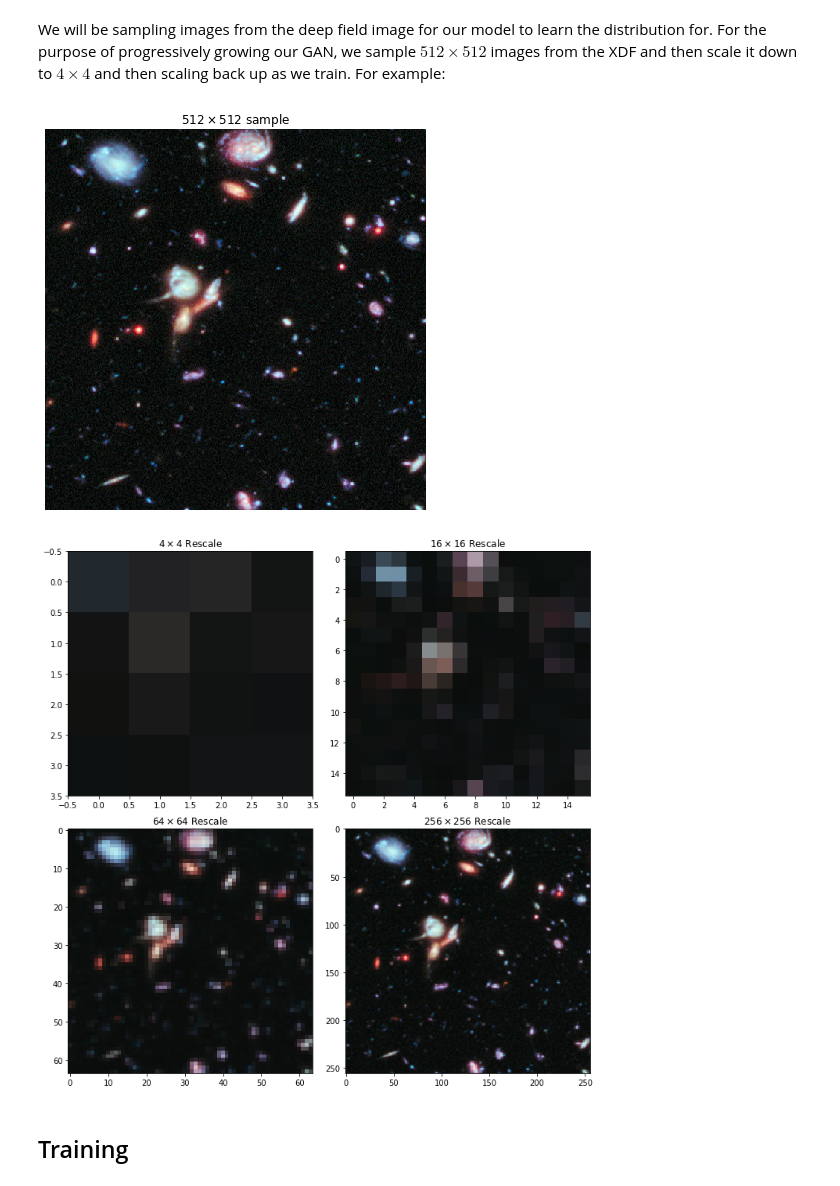
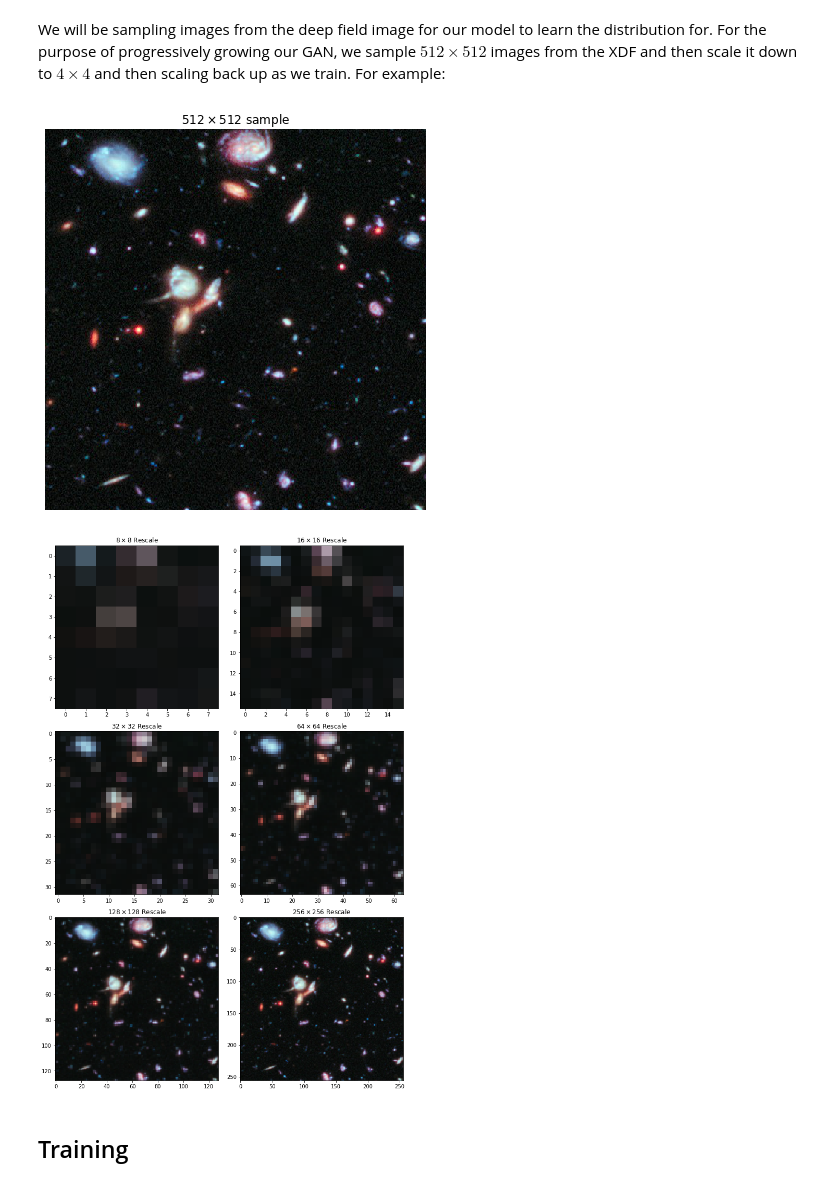
Before and after one commit to antoniojkim/DeepHubble, a Jupyter notebook: model/Pro-GAN.ipynb, the cells around one changed output. Saved outputs shown, nothing was run; the diff lists cells and outputs as text; code cells hidden in the pictures.

```diff
--- a/model/Pro-GAN.ipynb
+++ b/model/Pro-GAN.ipynb
@@ -32,30 +32,34 @@ We will be sampling images from the deep field image for our model to learn the
 # %%
 def sample_image(width, height):
     random.seed(20120925)  # Date the XDF was captured: September 25th, 2012
     return torchv.transforms.Compose([
         torchv.transforms.RandomCrop((512, 512)),
         torchv.transforms.Resize((width, height)),
     ])(HubbleXDF)
 
 fig, ax = plt.subplots(1, 1, figsize=(7, 7))
 ax.imshow(sample_image(512, 512))
 plt.axis("off")
 plt.title(r"$512 \times 512$ sample")
 plt.show()
 
-fig, ax = plt.subplots(2, 2, figsize=(10, 10))
+fig, ax = plt.subplots(3, 2, figsize=(10, 15))
 fig.tight_layout()
-ax[0][0].imshow(sample_image(4, 4))
-ax[0][0].set_title(r"$4 \times 4$ Rescale")
+ax[0][0].imshow(sample_image(8, 8))
+ax[0][0].set_title(r"$8 \times 8$ Rescale")
 ax[0][1].imshow(sample_image(16, 16))
 ax[0][1].set_title(r"$16 \times 16$ Rescale")
-ax[1][0].imshow(sample_image(64, 64))
-ax[1][0].set_title(r"$64 \times 64$ Rescale")
-ax[1][1].imshow(sample_image(256, 256))
-ax[1][1].set_title(r"$256 \times 256$ Rescale")
+ax[1][0].imshow(sample_image(32, 32))
+ax[1][0].set_title(r"$32 \times 32$ Rescale")
+ax[1][1].imshow(sample_image(64, 64))
+ax[1][1].set_title(r"$64 \times 64$ Rescale")
+ax[2][0].imshow(sample_image(128, 128))
+ax[2][0].set_title(r"$128 \times 128$ Rescale")
+ax[2][1].imshow(sample_image(256, 256))
+ax[2][1].set_title(r"$256 \times 256$ Rescale")
 plt.show()
 # %% [output]
 [figure]
-[figure, old version]
+[figure, new version]
 # %%
 class Dataset:
```
Also changed, not shown: parts of 31 cells of this notebook.
